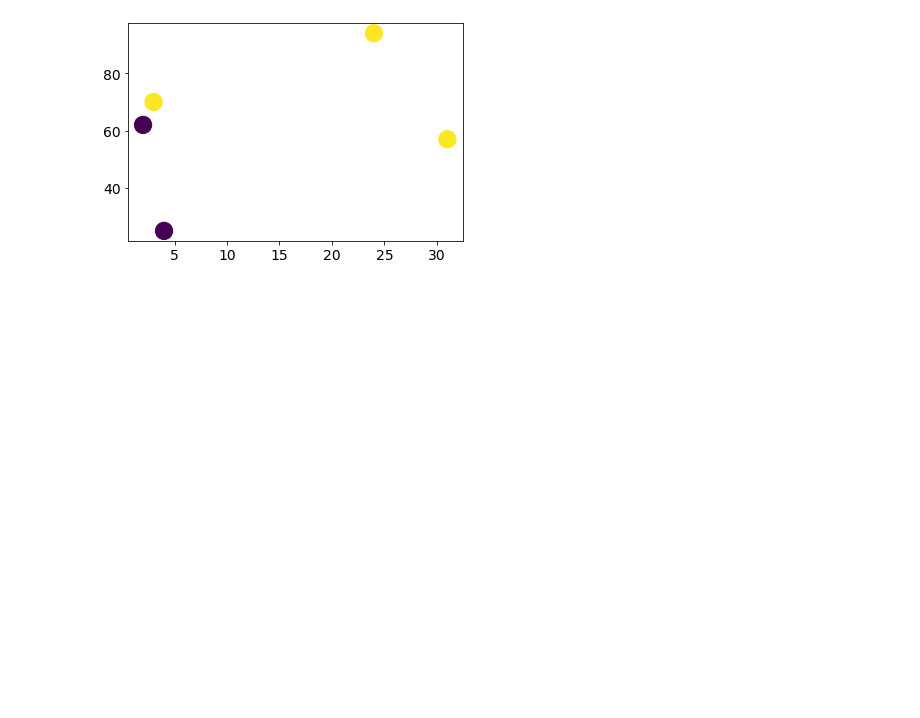
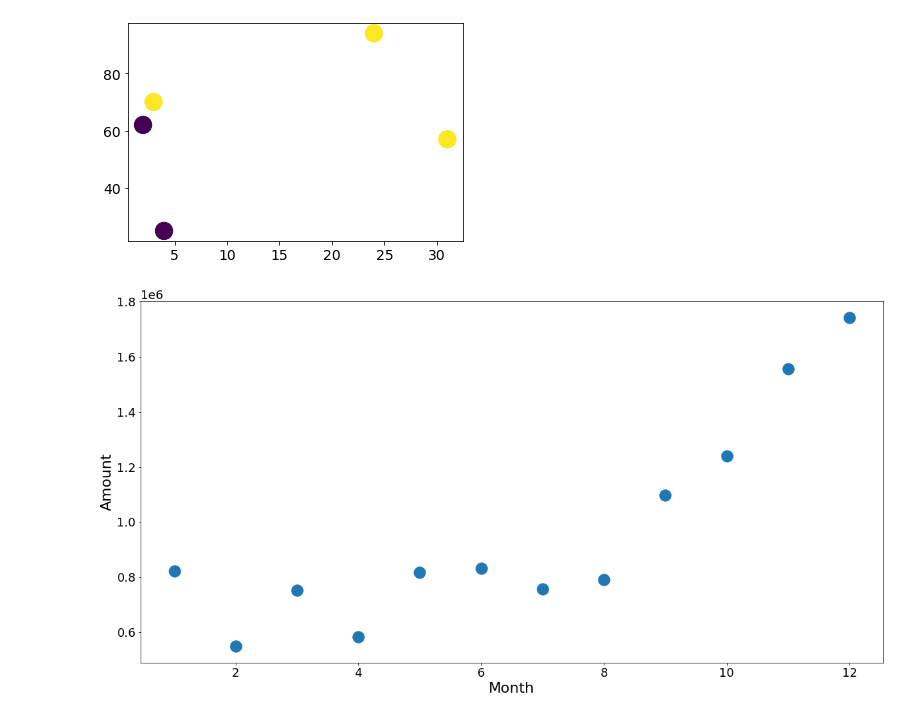
Before and after one commit to marcusmayo/Data-Visualizations, a Jupyter notebook: Various_Visualizations.ipynb, the cells around one changed output. Drawn from its saved outputs; the diff is of its cells as text; code cells hidden in the pictures; blank space fills up the shorter version.

```diff
--- a/Various_Visualizations.ipynb
+++ b/Various_Visualizations.ipynb
@@ -197,3 +197,28 @@ plt.scatter(df.preTestScore, df.postTestScore, s=300, c=df.female)
 4        Amy     Cooze   73       1             3             70
 <matplotlib.collections.PathCollection at 0x...>
 [figure]
+# %%
+#This program is to scatter plot invoice amounts to see the concentration of these amounts
+#Import the necessary libraries
+import matplotlib.pyplot as plt
+from pandas import DataFrame
+
+#Imput the data of the invoice amounts
+Data={'Month': [1,2,3,4,5,6,7,8,9,10,11,12], 'Amount': [822669.640, 549134.460, 752003.310, 582318.451,
+                                                        817655.200, 832231.670, 757108.941, 791173.020,
+                                                        1097467.722, 1239237.260, 1557236.410, 1742367.690]}
+#Create the data frame from the invoice amounts
+df=DataFrame(Data, columns=['Month', 'Amount'])
+
+#Increase the font size of the labels on the x and y axes
+plt.rc('axes', labelsize=22)
+plt.rc('xtick', labelsize=18)
+plt.rc('ytick', labelsize=18)
+
+#Provide the parameters to plot the scatter chart
+df.plot(x='Month', y='Amount', kind='scatter', s=300)
+
+#Print the scatter chart
+plt.show()
+# %% [output]
+[figure, added]
```
